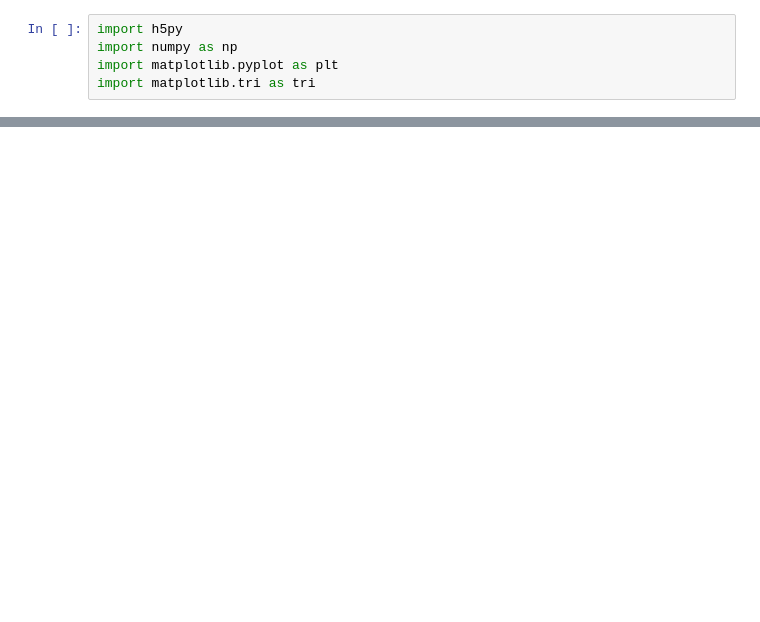
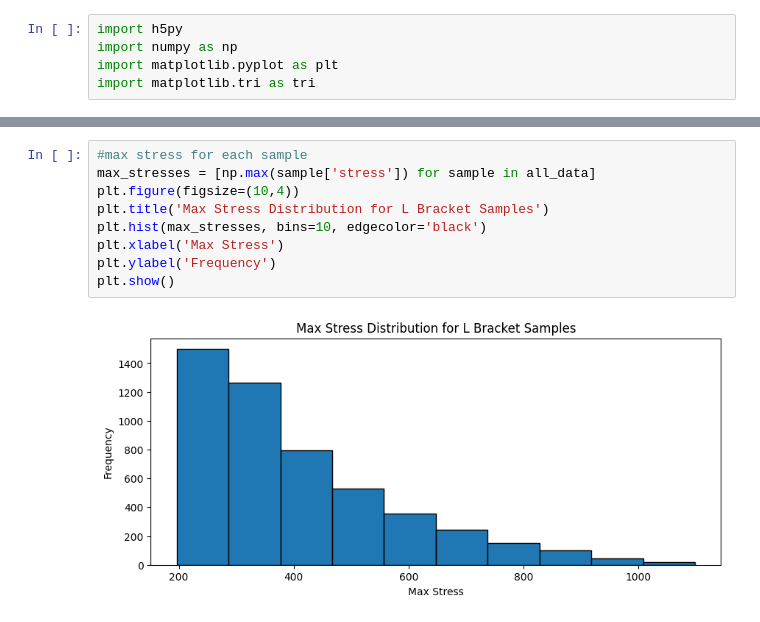
Before and after one commit to Abdullasmf/PointNetMLP_Paper1, a Jupyter notebook: L_Bracket/Geom_Val.ipynb, the cells around one changed output, grey strips where cells are left out. Saved outputs shown, nothing was run; the diff lists cells and outputs as text; blank space fills up the shorter version.

```diff
--- a/L_Bracket/Geom_Val.ipynb
+++ b/L_Bracket/Geom_Val.ipynb
@@ -66,0 +67,11 @@ plt.show()
+# %%
+#max stress for each sample
+max_stresses = [np.max(sample['stress']) for sample in all_data]
+plt.figure(figsize=(10,4))
+plt.title('Max Stress Distribution for L Bracket Samples')
+plt.hist(max_stresses, bins=10, edgecolor='black')
+plt.xlabel('Max Stress')
+plt.ylabel('Frequency')
+plt.show()
+# %% [output]
+[figure, added]
```
Also changed, not shown: parts of 4 cells of this notebook, 8 other files.
